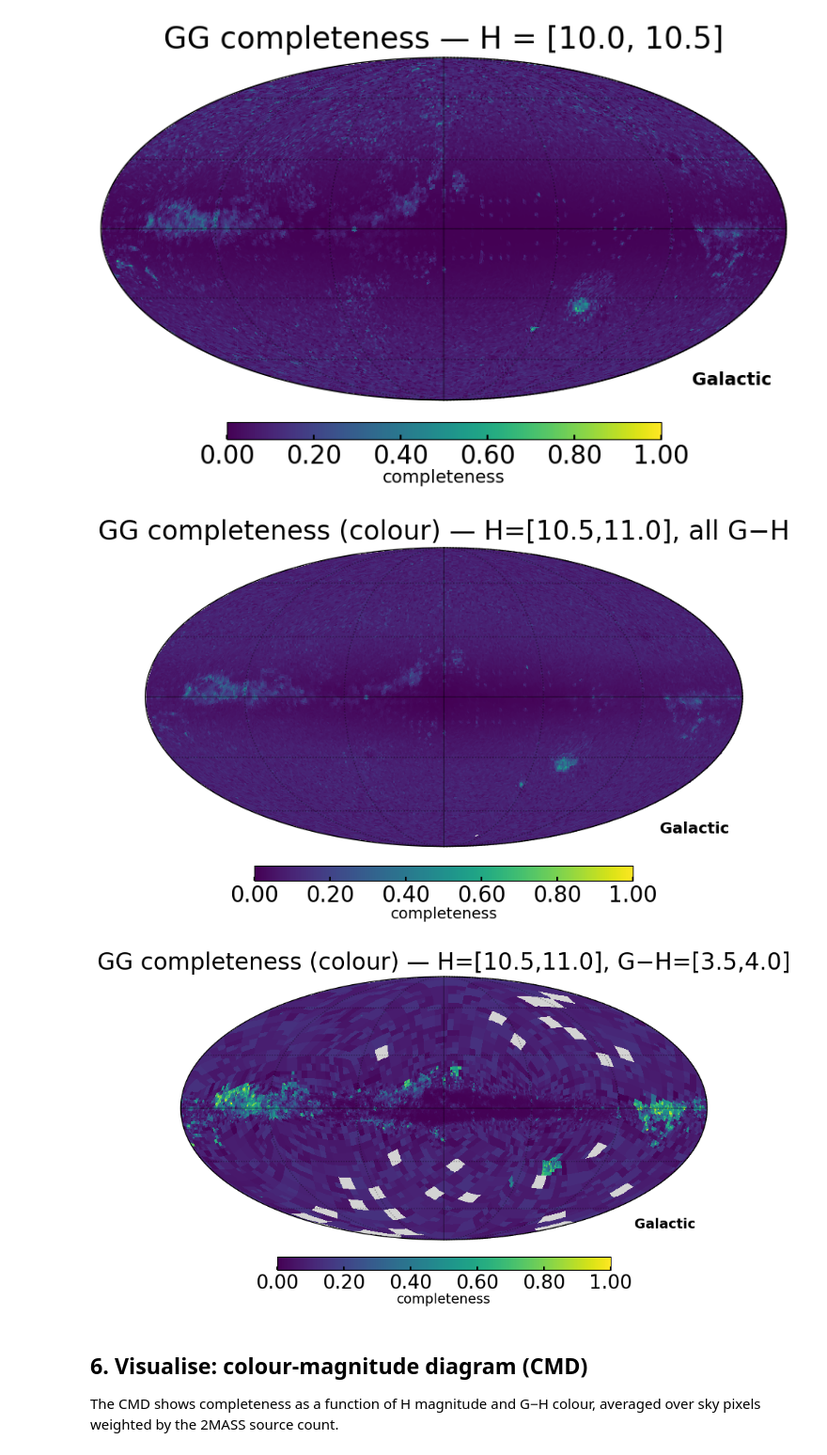
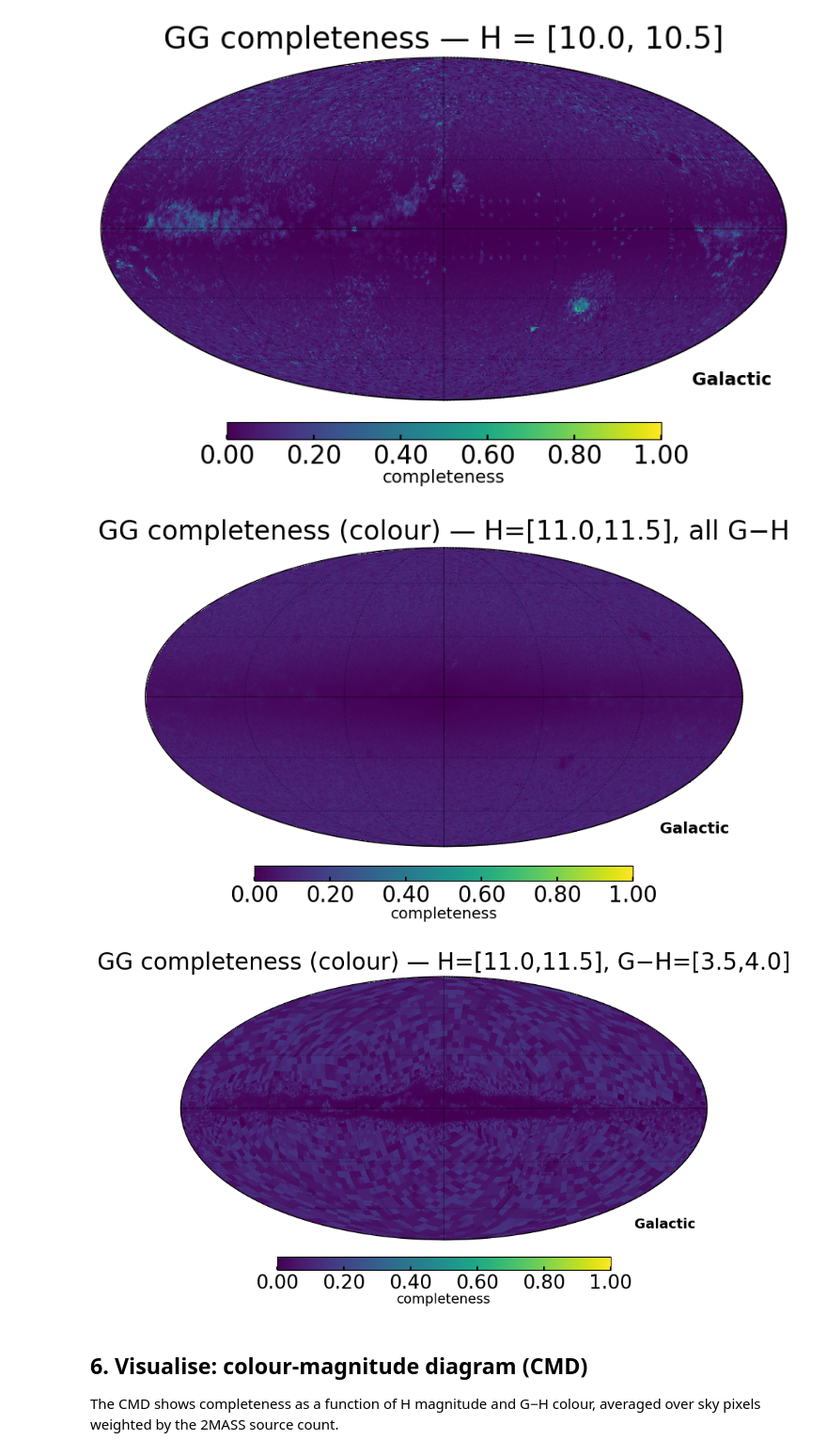
Before and after one commit to mlucey/sdssv_apogee_sf, a Jupyter notebook: tutorial.ipynb, the cells around one changed output. Shown at 94% size. Saved outputs shown, nothing was run; the diff lists cells and outputs as text; code cells hidden in the pictures.

```diff
--- a/tutorial.ipynb
+++ b/tutorial.ipynb
@@ -321,36 +328,36 @@ for i in plot_h_bins:
 [figure]
 # %%
 # ── Colour mode: sky map at the faintest H bin, summed over G−H ───────────────
-h_last = len(H_BINS) - 2
-h_lo, h_hi = H_BINS[h_last], H_BINS[h_last + 1]
+h_last = len(sf_c.H_BINS) - 2
+h_lo, h_hi = sf_c.H_BINS[h_last], sf_c.H_BINS[h_last + 1]
 
 ha_sum = sf_c._hist_all[h_last].sum(axis=1)   # sum over GH → (n_pix,)
 with np.errstate(invalid='ignore', divide='ignore'):
     sf_sum = np.where(
         ha_sum > 0,
         np.nansum(sf_c._selfunc[h_last] * sf_c._hist_all[h_last], axis=1) / ha_sum,
         np.nan
     )
 
 fig = make_mollweide(
     sf_sum, ha_sum, nside,
     title=f'GG completeness (colour) — H=[{h_lo:.1f},{h_hi:.1f}], all G−H'
 )
 plt.show()
 
 # A specific G−H slice
 gh_target = 4.0
-gi = np.clip(np.searchsorted(GH_BINS[1:], gh_target), 0, len(GH_BINS) - 2)
-gh_lo, gh_hi = GH_BINS[gi], GH_BINS[gi + 1]
+gi = np.clip(np.searchsorted(sf_c.GH_BINS[1:], gh_target), 0, len(sf_c.GH_BINS) - 2)
+gh_lo, gh_hi = sf_c.GH_BINS[gi], sf_c.GH_BINS[gi + 1]
 
 fig = make_mollweide(
     sf_c._selfunc[h_last, :, gi], sf_c._hist_all[h_last, :, gi], nside,
     title=f'GG completeness (colour) — H=[{h_lo:.1f},{h_hi:.1f}], G−H=[{gh_lo:.1f},{gh_hi:.1f}]'
 )
 plt.show()
 # %% [output]
-[figure, old version]
+[figure, new version]
-[figure, old version]
+[figure, new version]
 # %% [markdown]
 ## 6. Visualise: colour-magnitude diagram (CMD)
 
```
Also changed, not shown: parts of 8 cells of this notebook, 3 other files.
